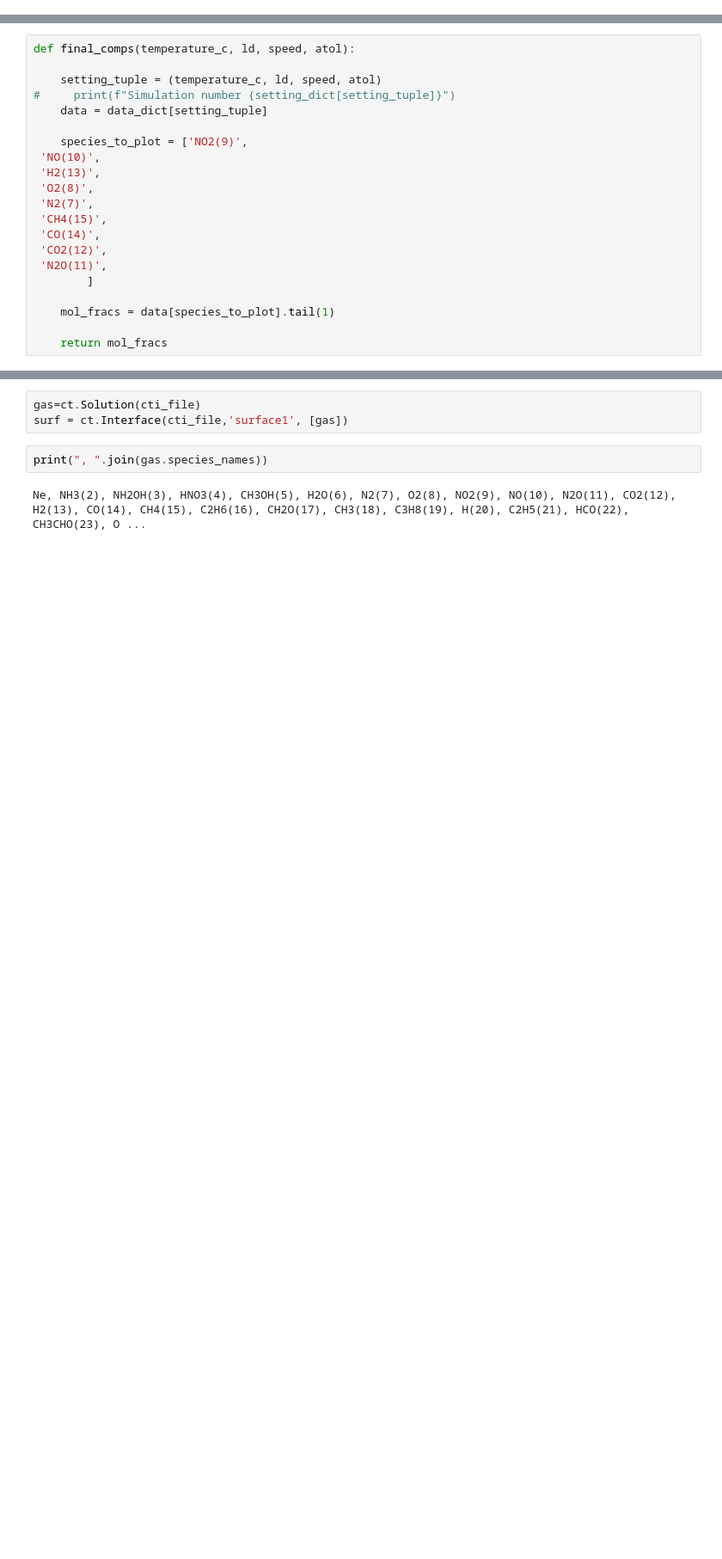
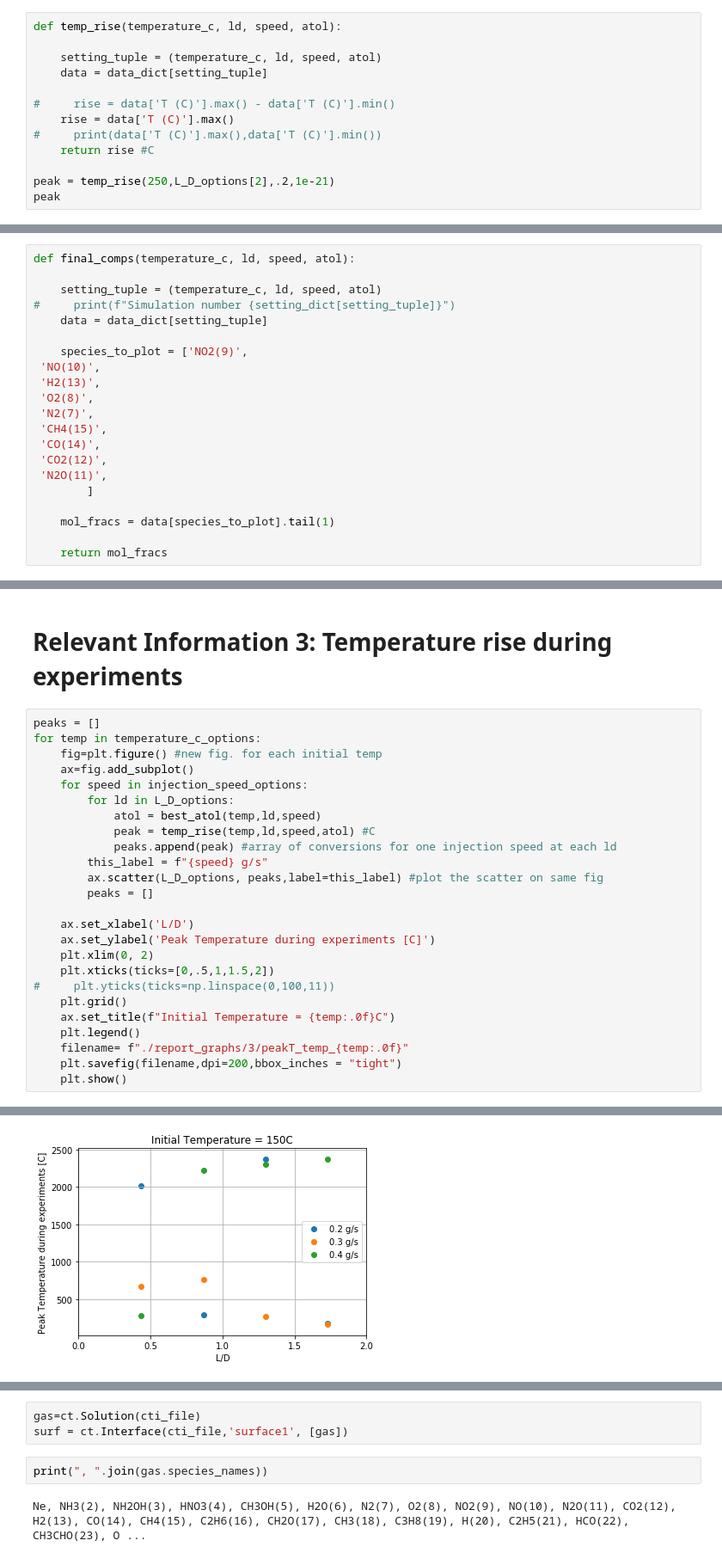
Before and after one commit to ChrisBNEU/HAN, a Jupyter notebook: CanteraModels/rocketman-graph-analyze.ipynb, the cells around one changed output, grey strips where cells are left out. Shown at 86% size. Saved outputs shown, nothing was run; the diff lists cells and outputs as text; blank space fills up the shorter version.

```diff
--- a/CanteraModels/rocketman-graph-analyze.ipynb
+++ b/CanteraModels/rocketman-graph-analyze.ipynb
@@ -85,0 +119,13 @@ for i,(temp,ld,speed,atol) in enumerate(settings):
+# %%
+def temp_rise(temperature_c, ld, speed, atol):
+
+    setting_tuple = (temperature_c, ld, speed, atol)
+    data = data_dict[setting_tuple]
+
+#     rise = data['T (C)'].max() - data['T (C)'].min()
+    rise = data['T (C)'].max()
+#     print(data['T (C)'].max(),data['T (C)'].min())
+    return rise #C
+
+peak = temp_rise(250,L_D_options[2],.2,1e-21)
+peak
@@ -106,0 +320,28 @@ def final_comps(temperature_c, ld, speed, atol):
+# %% [markdown]
+# Relevant Information 3: Temperature rise during experiments
+# %%
+peaks = []
+for temp in temperature_c_options:
+    fig=plt.figure() #new fig. for each initial temp
+    ax=fig.add_subplot()
+    for speed in injection_speed_options:
+        for ld in L_D_options:
+            atol = best_atol(temp,ld,speed)
+            peak = temp_rise(temp,ld,speed,atol) #C
+            peaks.append(peak) #array of conversions for one injection speed at each ld
+        this_label = f"{speed} g/s"
+        ax.scatter(L_D_options, peaks,label=this_label) #plot the scatter on same fig
+        peaks = []
+
+    ax.set_xlabel('L/D')
+    ax.set_ylabel('Peak Temperature during experiments [C]')
+    plt.xlim(0, 2)
+    plt.xticks(ticks=[0,.5,1,1.5,2])
+#     plt.yticks(ticks=np.linspace(0,100,11))
+    plt.grid()
+    ax.set_title(f"Initial Temperature = {temp:.0f}C")
+    plt.legend()
+    filename= f"./report_graphs/3/peakT_temp_{temp:.0f}"
+    plt.savefig(filename,dpi=200,bbox_inches = "tight")
+    plt.show()
+# %% [output]
@@ -106,0 +365 @@ def final_comps(temperature_c, ld, speed, atol):
+[figure, added]
```
Also changed, not shown: parts of 12 cells of this notebook, 18 other files.
